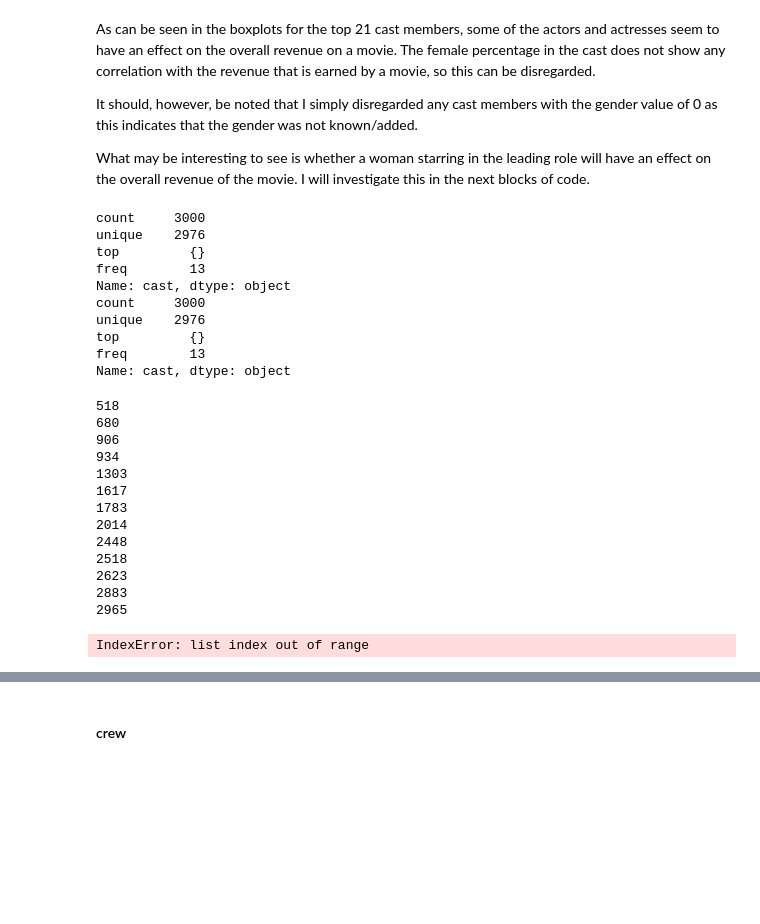
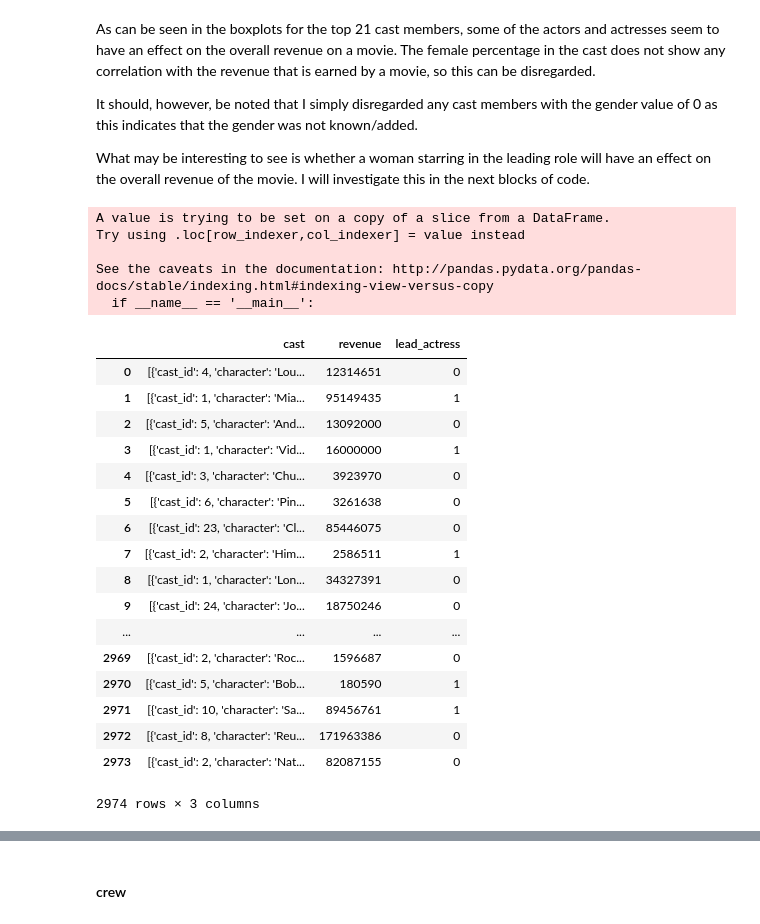
Before and after one commit to julianikulski/tmdb, a Jupyter notebook: tmdb.ipynb, the cells around one changed output, grey strips where cells are left out. Cells and saved outputs as stored; diff of their text form; code cells hidden in the pictures; blank space fills up the shorter version.

Commit message:
feat: Correlation between lead being female and revenue

```diff
--- a/tmdb.ipynb
+++ b/tmdb.ipynb
@@ -501,42 +511,44 @@ As can be seen in the boxplots for the top 21 cast members, some of the actors a
 It should, however, be noted that I simply disregarded any cast members with the gender value of 0 as this indicates that the gender was not known/added.
 
 What may be interesting to see is whether a woman starring in the leading role will have an effect on the overall revenue of the movie. I will investigate this in the next blocks of code.
-# %%
-# drop all rows with zeros
-train_new = ['cast', 'revenue']
-train_temp = train[train_new]
-# %% [output]
-count     3000
-unique    2976
-top         {}
-freq        13
-Name: cast, dtype: object
-count     3000
-unique    2976
-top         {}
-freq        13
-Name: cast, dtype: object
-# %%
-for row in range(len(train_temp['cast'])):
-    if train_temp['cast'][row] == {}:
-        print(row)
-# %% [output]
-518
-680
-906
-934
-1303
-1617
-1783
-2014
-2448
-2518
-2623
-2883
-2965
+# %%
+# drop all rows with empty dicts or empty lists
+train_new = ['cast', 'revenue']
+train_cast_rev = train[train_new]
+
+# replace empty dicts and lists with NaN
+train_cast_rev['cast'] = train_cast_rev['cast'].apply(lambda x: np.nan if len(x) == 0 else x)
+
+# drop rows with NaNs
+train_cast_rev = train_cast_rev.dropna(axis=0, how='any')
+train_cast_rev = train_cast_rev.reset_index(drop=True)
+# %% [output]
+A value is trying to be set on a copy of a slice from a DataFrame.
+Try using .loc[row_indexer,col_indexer] = value instead
+
+See the caveats in the documentation: http://pandas.pydata.org/pandas-docs/stable/indexing.html#indexing-view-versus-copy
+  if __name__ == '__main__':
 # %%
-# woman in lead role
-
-train_temp['lead_female'] = train_temp['cast'].apply(lambda x: 1 if x[0]['order'] == 0 and x[0]['gender'] == 1 else 0)
+# women in lead role
+check_gender = lambda x: 0 if x[0]['gender'] == 2 else 1
+train_cast_rev['lead_actress'] = train_cast_rev['cast'].apply(check_gender)
+train_cast_rev
 # %% [output]
+|  | cast | revenue | lead_actress |
+| 0 | [{'cast_id': 4, 'character': 'Lou... | 12314651 | 0 |
+| 1 | [{'cast_id': 1, 'character': 'Mia... | 95149435 | 1 |
+| 2 | [{'cast_id': 5, 'character': 'And... | 13092000 | 0 |
+| 3 | [{'cast_id': 1, 'character': 'Vid... | 16000000 | 1 |
+| 4 | [{'cast_id': 3, 'character': 'Chu... | 3923970 | 0 |
+| 5 | [{'cast_id': 6, 'character': 'Pin... | 3261638 | 0 |
+| 6 | [{'cast_id': 23, 'character': 'Cl... | 85446075 | 0 |
+| 7 | [{'cast_id': 2, 'character': 'Him... | 2586511 | 1 |
+| 8 | [{'cast_id': 1, 'character': 'Lon... | 34327391 | 0 |
+| 9 | [{'cast_id': 24, 'character': 'Jo... | 18750246 | 0 |
+| ... | ... | ... | ... |
+| 2969 | [{'cast_id': 2, 'character': 'Roc... | 1596687 | 0 |
+| 2970 | [{'cast_id': 5, 'character': 'Bob... | 180590 | 1 |
+| 2971 | [{'cast_id': 10, 'character': 'Sa... | 89456761 | 1 |
+| 2972 | [{'cast_id': 8, 'character': 'Reu... | 171963386 | 0 |
+| 2973 | [{'cast_id': 2, 'character': 'Nat... | 82087155 | 0 |
-IndexError: list index out of range
+2974 rows × 3 columns
```
Also changed, not shown: parts of 2 cells of this notebook.
